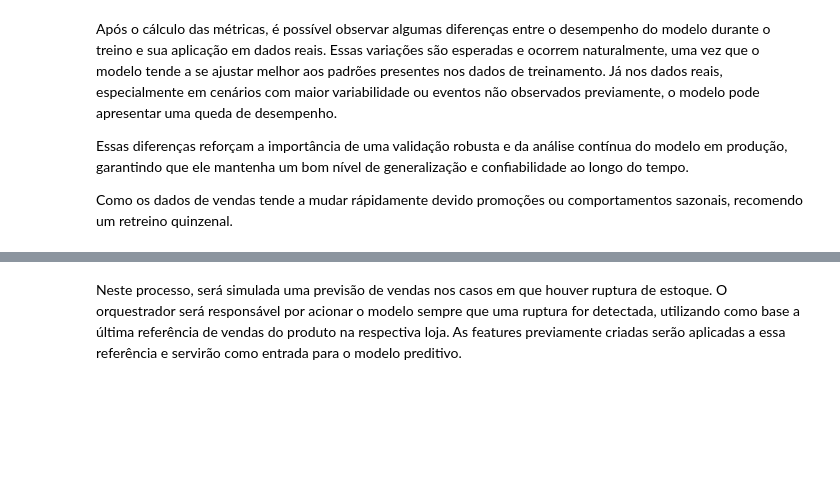
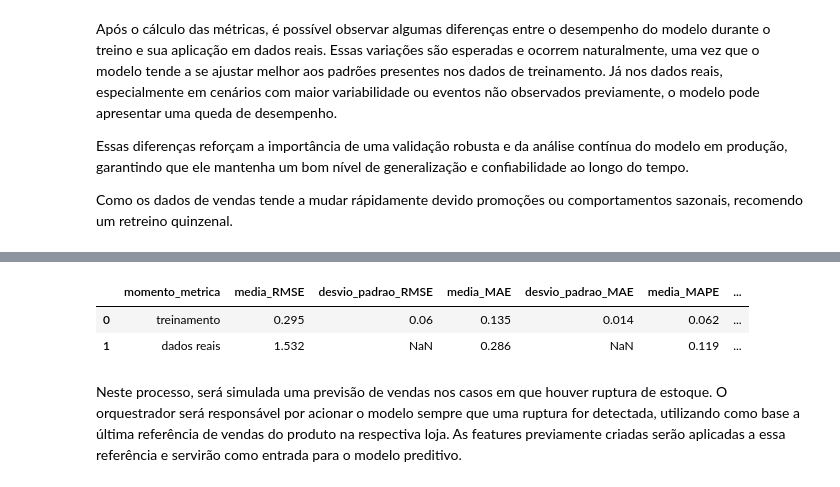
Before and after one commit to MaxwellPaparelli/Case, a Jupyter notebook: notebooks/notebook_case.ipynb, the cells around one changed output, grey strips where cells are left out. Saved outputs shown, nothing was run; the diff lists cells and outputs as text; code cells hidden in the pictures; blank space fills up the shorter version.

Commit message:
Dashboard Finalizado

```diff
--- a/notebooks/notebook_case.ipynb
+++ b/notebooks/notebook_case.ipynb
@@ -774,14 +799,25 @@ Essas diferenças reforçam a importância de uma validação robusta e da anál
 
 Como os dados de vendas tende a mudar rápidamente devido promoções ou comportamentos sazonais, recomendo um retreino quinzenal.
 # %%
-from sklearn.metrics import mean_absolute_error, mean_squared_error
+from sklearn.metrics import mean_absolute_error, mean_squared_error, r2_score
 import numpy as np
 
-mae = mean_absolute_error(df_recente_fim['qt_total_vendido_atual'], df_recente_fim['pred'])
-rmse = mean_squared_error(df_recente_fim['qt_total_vendido_atual'], df_recente_fim['pred'], squared=False)
-mape = (abs((df_recente_fim['qt_total_vendido_atual'] - df_recente_fim['pred']) / df_recente_fim['qt_total_vendido_atual'])).replace([np.inf, -np.inf], np.nan).dropna().mean() * 100
+# Cálculo das métricas com dados reais
+y_true = df_recente_fim['qt_total_vendido_atual']
+y_pred = df_recente_fim['pred']
 
-print(f"MAE: {mae:.4f}")
-print(f"RMSE: {rmse:.4f}")
-print(f"MAPE: {mape:.2f}%")
+mae = mean_absolute_error(y_true, y_pred)
+rmse = mean_squared_error(y_true, y_pred, squared=False)
+
+mape = (abs((y_true - y_pred) / y_true)).replace([np.inf, -np.inf], np.nan).dropna().mean() * 100
+r2 = r2_score(y_true, y_pred)
+
+metricas_reais = {
+    'media_RMSE': round(rmse, 3),
+    'media_MAE': round(mae, 3),
+    'media_MAPE': round(mape / 100, 3),
+    'media_R^2': round(r2, 3),
+}
+
+metricas_reais
 # %% [output]
@@ -790,0 +839,17 @@ MAPE: 11.91%
+# %%
+df_reais = pd.DataFrame([metricas_reais])
+df_reais['momento_metrica'] = 'dados reais'
+
+df_treinamento = pd.DataFrame([melhores_metricas])
+df_treinamento['momento_metrica'] = 'treinamento'
+
+df_metricas_final = pd.concat([df_treinamento, df_reais], ignore_index=True)
+
+cols = ['momento_metrica'] + [col for col in df_metricas_final.columns if col != 'momento_metrica']
+df_metricas_final = df_metricas_final[cols]
+
+df_metricas_final
+# %% [output]
+|  | momento_metrica | media_RMSE | desvio_padrao_RMSE | media_MAE | desvio_padrao_MAE | media_MAPE | ... |
+| 0 | treinamento | 0.295 | 0.06 | 0.135 | 0.014 | 0.062 | ... |
+| 1 | dados reais | 1.532 | NaN | 0.286 | NaN | 0.119 | ... |
```
Also changed, not shown: parts of 7 cells of this notebook, 2 other files.
